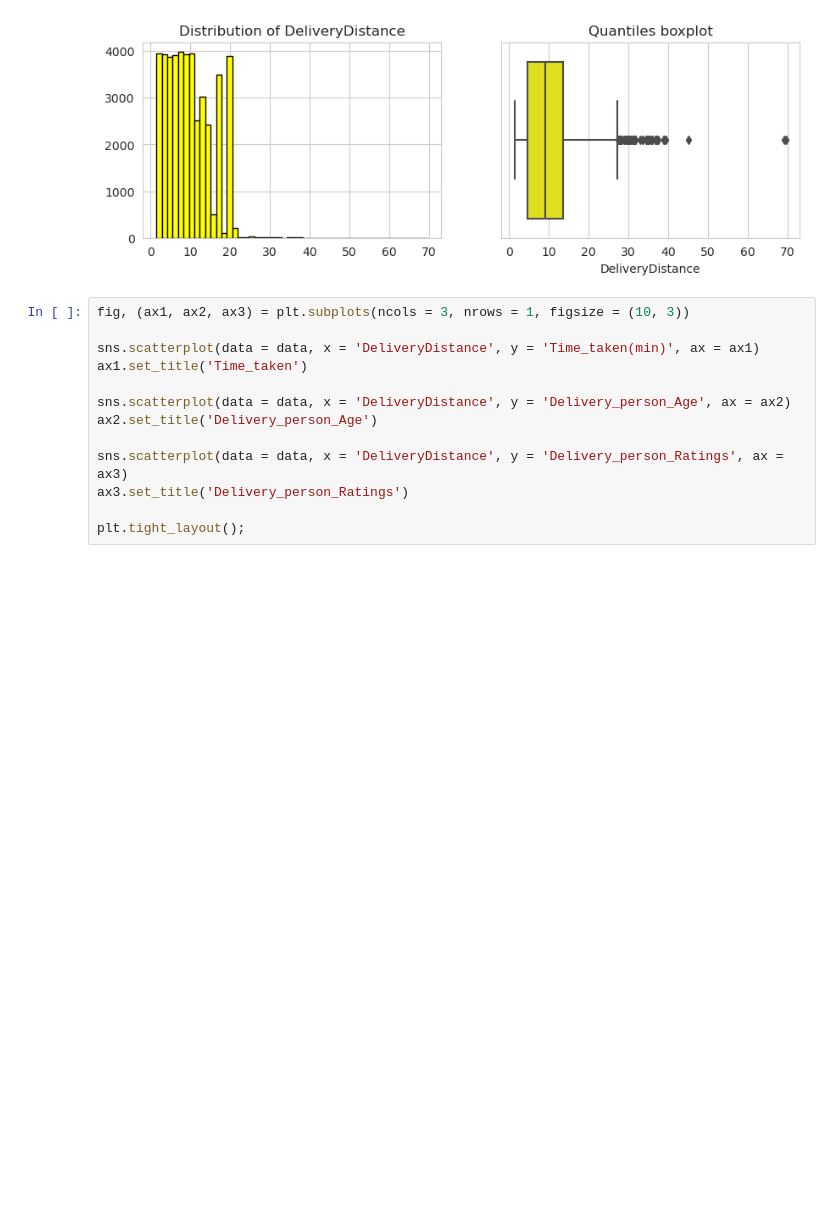
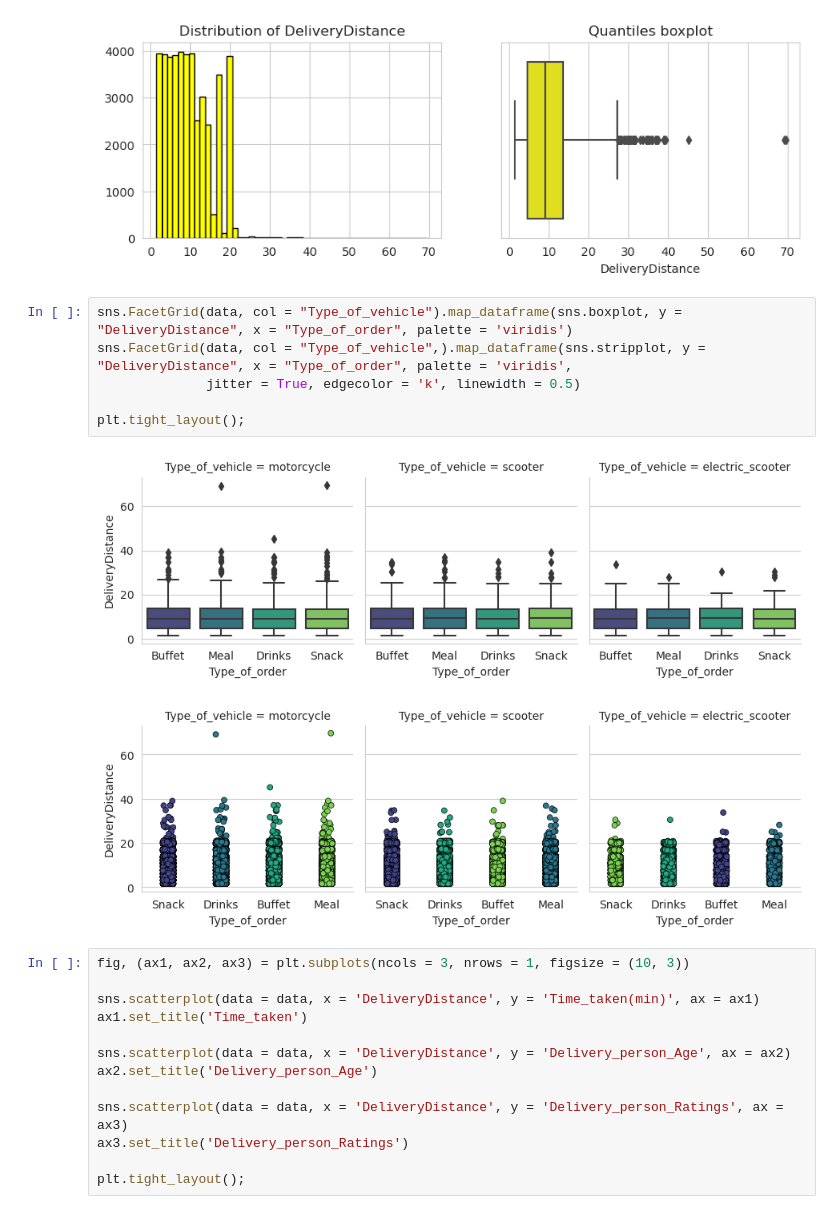
Before and after one commit to liamarguedas/uber-eats-delivery-time, a Jupyter notebook: notebooks/analyze-and-explore-data.ipynb, the cells around one changed output. Drawn from its saved outputs; the diff is of its cells as text; blank space fills up the shorter version.

```diff
--- a/notebooks/analyze-and-explore-data.ipynb
+++ b/notebooks/analyze-and-explore-data.ipynb
@@ -407,6 +407,15 @@ sns.boxplot(data = data, x = 'DeliveryDistance', ax = ax2, color = 'yellow')
 ax2.set_title('Quantiles boxplot');
 # %% [output]
 [figure]
+# %%
+sns.FacetGrid(data, col = "Type_of_vehicle").map_dataframe(sns.boxplot, y = "DeliveryDistance", x = "Type_of_order", palette = 'viridis')
+sns.FacetGrid(data, col = "Type_of_vehicle",).map_dataframe(sns.stripplot, y = "DeliveryDistance", x = "Type_of_order", palette = 'viridis',
+              jitter = True, edgecolor = 'k', linewidth = 0.5)
+
+plt.tight_layout();
+# %% [output]
+[figure, added]
+[figure, added]
 # %%
 fig, (ax1, ax2, ax3) = plt.subplots(ncols = 3, nrows = 1, figsize = (10, 3))
 
```
Also changed, not shown: parts of 16 cells of this notebook.
